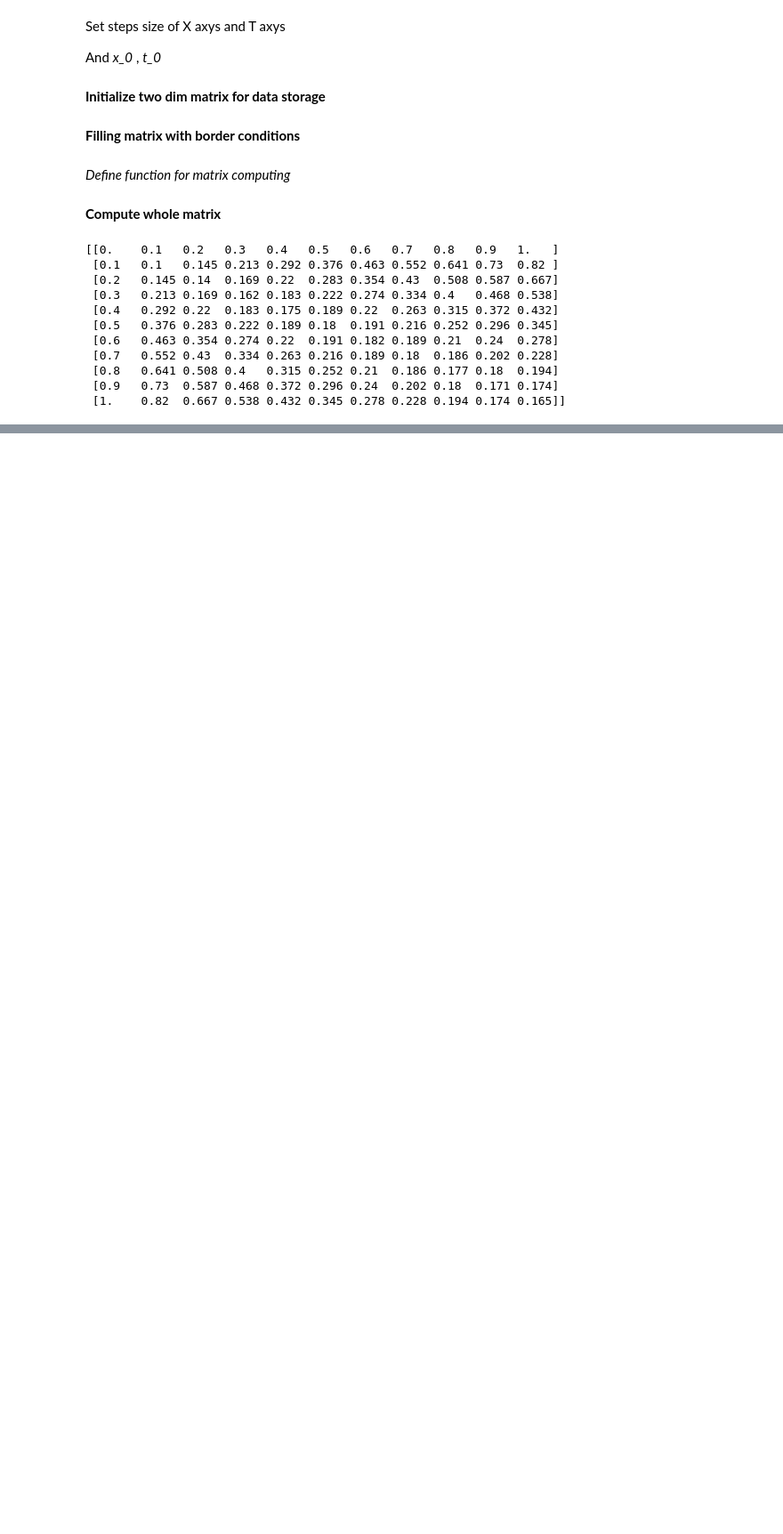
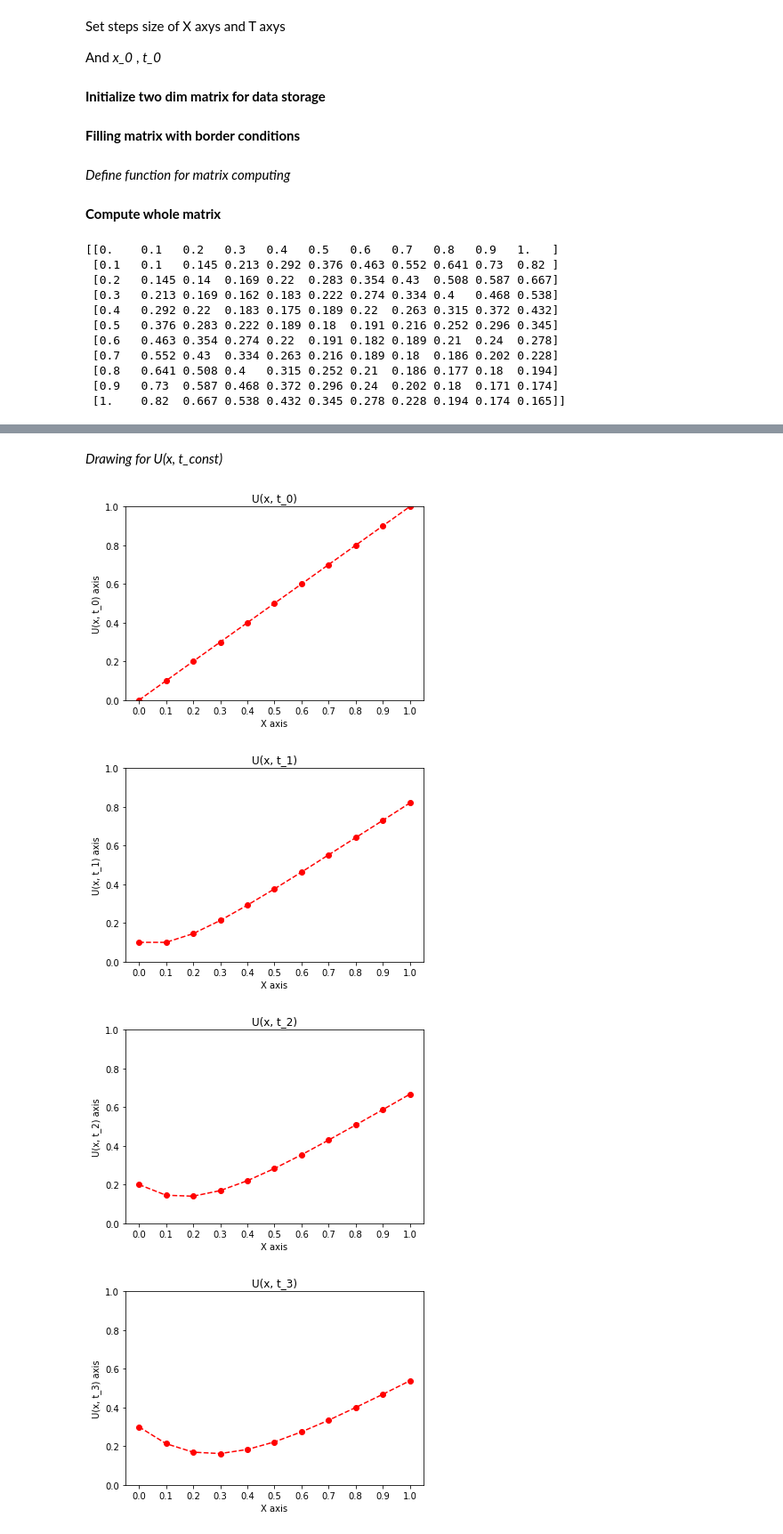
Before and after one commit to HIDDENDEN/Math_models, a Jupyter notebook: MyWork.ipynb, the cells around one changed output, grey strips where cells are left out. Shown at 89% size. Cells and saved outputs as stored; diff of their text form; code cells hidden in the pictures; blank space fills up the shorter version.

Commit message:
Graph addded

```diff
--- a/MyWork.ipynb
+++ b/MyWork.ipynb
@@ -100,0 +110,31 @@ print(matrix)
+# %% [markdown]
+*Drawing for U(x, t_const)*
+# %%
+#data to be plotted
+x = np.arange(x_0, x_0 + (N_x + 1)*h_x, h_x)
+
+#set starting iteration ( i ) for t_i
+#(selecting rows)
+startIterationFor_t_i = 0
+#set what num of first from t_i you want to display
+num_of_graphs_rows = 5
+
+for startIterationFor_t_i in range(num_of_graphs_rows):
+  u = matrix[startIterationFor_t_i]
+  #plotting
+  plt.title("U(x, t_"+str(startIterationFor_t_i)+")")
+  plt.xlabel("X axis")
+  plt.ylabel("U(x, t_" +str(startIterationFor_t_i)+") axis")
+  #show all x values
+  plt.xticks(x)
+  #set y axis fixed size
+  axes = plt.axes()
+  axes.set_ylim([0, 1])
+  #draw
+  plt.plot(x,u, linestyle='--', marker='o', color = "red")
+  plt.show()
+# %% [output]
+[figure, added]
+[figure, added]
+[figure, added]
+[figure, added]
```
Also changed, not shown: parts of 6 cells of this notebook.
